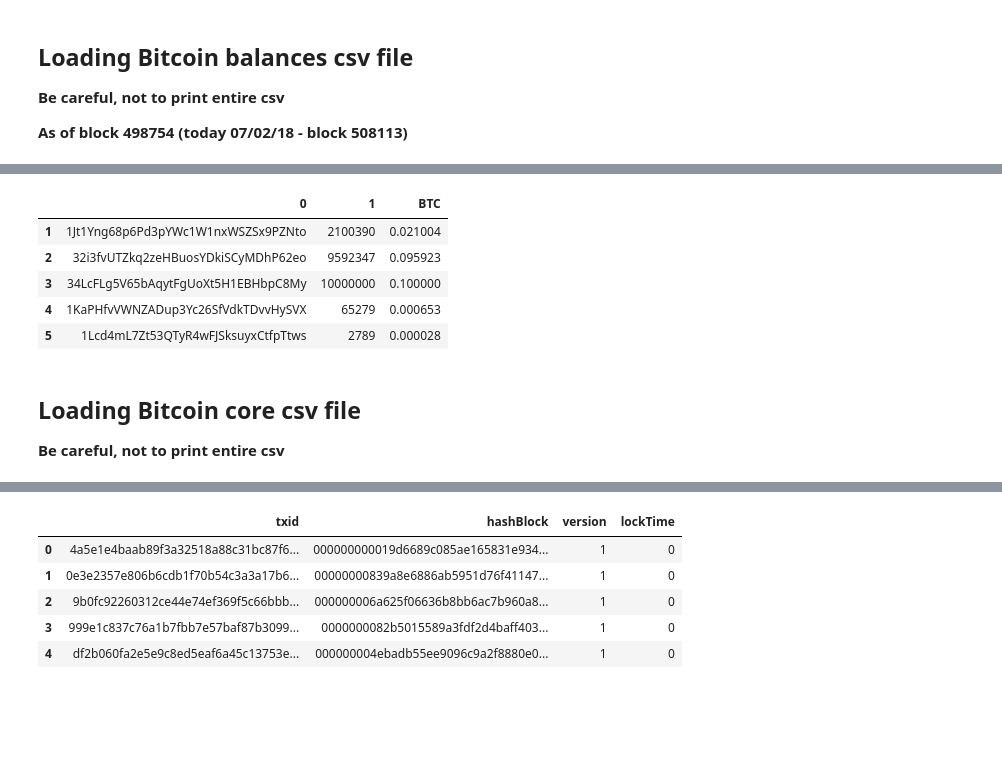
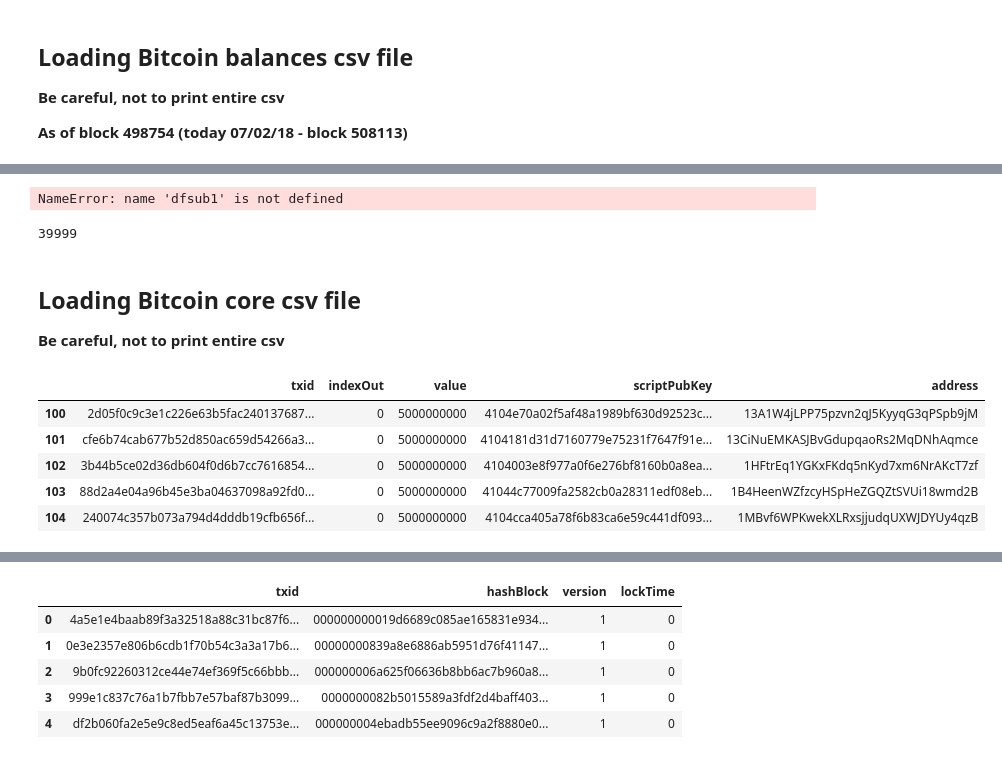
Before and after one commit to brandtoliver/Blockchain-Transaction-Classification, a Jupyter notebook: Data import.ipynb, the cells around one changed output, grey strips where cells are left out. Drawn from its saved outputs; the diff is of its cells as text; code cells hidden in the pictures; blank space fills up the shorter version.

```diff
--- a/Data import.ipynb
+++ b/Data import.ipynb
@@ -63,11 +63,6 @@ sample['PR'] = sample['PR'].apply(lambda x: np.nan if x < 90 else x)
 # %%
 dfsub1['BTC'] = dfsub1.apply(lambda row: row[1]*0.00000001, axis = 1)
 # %%
-dfsub1.iloc[0:5,0:3]
+dfsub1.iloc[0:50000,0:3]
 # %% [output]
-|  | 0 | 1 | BTC |
-| 1 | 1Jt1Yng68p6Pd3pYWc1W1nxWSZSx9PZNto | 2100390 | 0.021004 |
-| 2 | 32i3fvUTZkq2zeHBuosYDkiSCyMDhP62eo | 9592347 | 0.095923 |
-| 3 | 34LcFLg5V65bAqytFgUoXt5H1EBHbpC8My | 10000000 | 0.100000 |
-| 4 | 1KaPHfvVWNZADup3Yc26SfVdkTDvvHySVX | 65279 | 0.000653 |
-| 5 | 1Lcd4mL7Zt53QTyR4wFJSksuyxCtfpTtws | 2789 | 0.000028 |
+NameError: name 'dfsub1' is not defined
@@ -74,3 +76,7 @@ dfsub1.iloc[0:5,0:3]
+# %%
+len(uniq)
+# %% [output]
+39999
 # %% [markdown]
 ## Loading Bitcoin core csv file
 **Be careful, not to print entire csv**
@@ -78,4 +84,11 @@ dfsub1.iloc[0:5,0:3]
 tx_out = pd.read_csv('tx_out.csv',sep = ";", header=None)
 tx_out.columns = ["txid","indexOut","value","scriptPubKey","address"]
 # %%
-#tx_out.iloc[0:10,0:5]
+tx_out.iloc[100:105,0:5]
+# %% [output]
+|  | txid | indexOut | value | scriptPubKey | address |
+| 100 | 2d05f0c9c3e1c226e63b5fac240137687... | 0 | 5000000000 | 4104e70a02f5af48a1989bf630d92523c... | 13A1W4jLPP75pzvn2qJ5KyyqG3qPSpb9jM |
+| 101 | cfe6b74cab677b52d850ac659d54266a3... | 0 | 5000000000 | 4104181d31d7160779e75231f7647f91e... | 13CiNuEMKASJBvGdupqaoRs2MqDNhAqmce |
+| 102 | 3b44b5ce02d36db604f0d6b7cc7616854... | 0 | 5000000000 | 4104003e8f977a0f6e276bf8160b0a8ea... | 1HFtrEq1YGKxFKdq5nKyd7xm6NrAKcT7zf |
+| 103 | 88d2a4e04a96b45e3ba04637098a92fd0... | 0 | 5000000000 | 41044c77009fa2582cb0a28311edf08eb... | 1B4HeenWZfzcyHSpHeZGQZtSVUi18wmd2B |
+| 104 | 240074c357b073a794d4dddb19cfb656f... | 0 | 5000000000 | 4104cca405a78f6b83ca6e59c441df093... | 1MBvf6WPKwekXLRxsjjudqUXWJDYUy4qzB |
```
Also changed, not shown: parts of 36 cells of this notebook.
